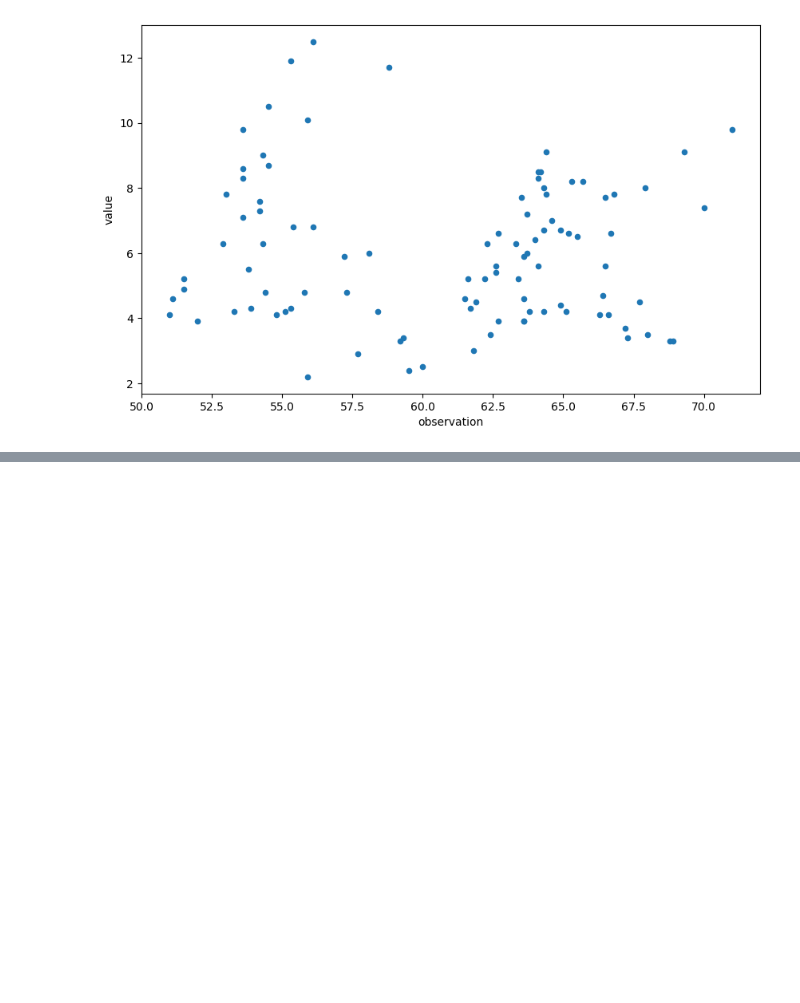
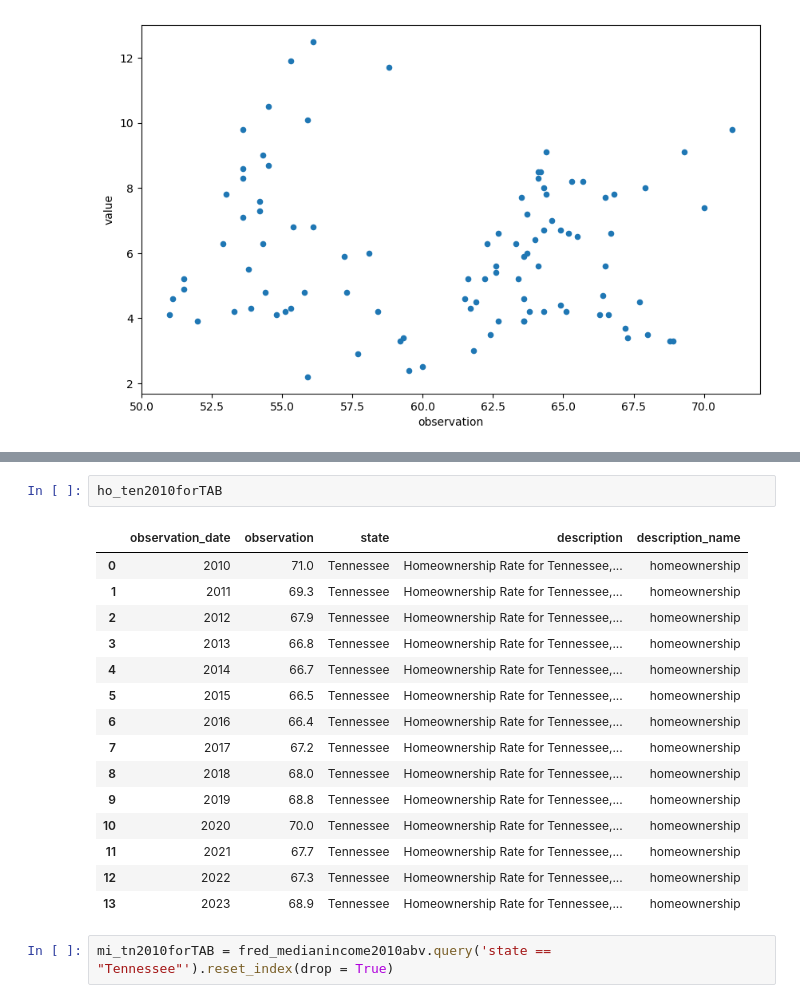
Before and after one commit to Kiirandeep/Capstone, a Jupyter notebook: Script/Unemployment2.ipynb, the cells around one changed output, grey strips where cells are left out. Saved outputs shown, nothing was run; the diff lists cells and outputs as text; blank space fills up the shorter version.

```diff
--- a/Script/Unemployment2.ipynb
+++ b/Script/Unemployment2.ipynb
@@ -943,0 +980,20 @@ homeownership_unemp2010.plot(kind = 'scatter',
+# %%
+ho_ten2010forTAB
+# %% [output]
+|  | observation_date | observation | state | description | description_name |
+| 0 | 2010 | 71.0 | Tennessee | Homeownership Rate for Tennessee,... | homeownership |
+| 1 | 2011 | 69.3 | Tennessee | Homeownership Rate for Tennessee,... | homeownership |
+| 2 | 2012 | 67.9 | Tennessee | Homeownership Rate for Tennessee,... | homeownership |
+| 3 | 2013 | 66.8 | Tennessee | Homeownership Rate for Tennessee,... | homeownership |
+| 4 | 2014 | 66.7 | Tennessee | Homeownership Rate for Tennessee,... | homeownership |
+| 5 | 2015 | 66.5 | Tennessee | Homeownership Rate for Tennessee,... | homeownership |
+| 6 | 2016 | 66.4 | Tennessee | Homeownership Rate for Tennessee,... | homeownership |
+| 7 | 2017 | 67.2 | Tennessee | Homeownership Rate for Tennessee,... | homeownership |
+| 8 | 2018 | 68.0 | Tennessee | Homeownership Rate for Tennessee,... | homeownership |
+| 9 | 2019 | 68.8 | Tennessee | Homeownership Rate for Tennessee,... | homeownership |
+| 10 | 2020 | 70.0 | Tennessee | Homeownership Rate for Tennessee,... | homeownership |
+| 11 | 2021 | 67.7 | Tennessee | Homeownership Rate for Tennessee,... | homeownership |
+| 12 | 2022 | 67.3 | Tennessee | Homeownership Rate for Tennessee,... | homeownership |
+| 13 | 2023 | 68.9 | Tennessee | Homeownership Rate for Tennessee,... | homeownership |
+# %%
+mi_tn2010forTAB = fred_medianincome2010abv.query('state == "Tennessee"').reset_index(drop = True)
```
Also changed, not shown: parts of 8 cells of this notebook, 3 other files.
